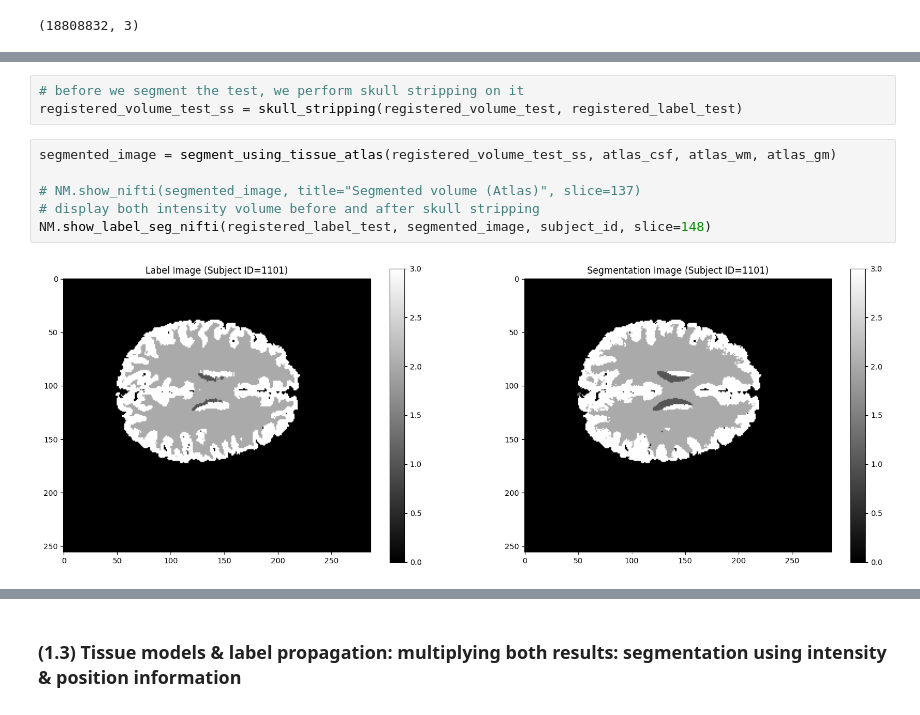
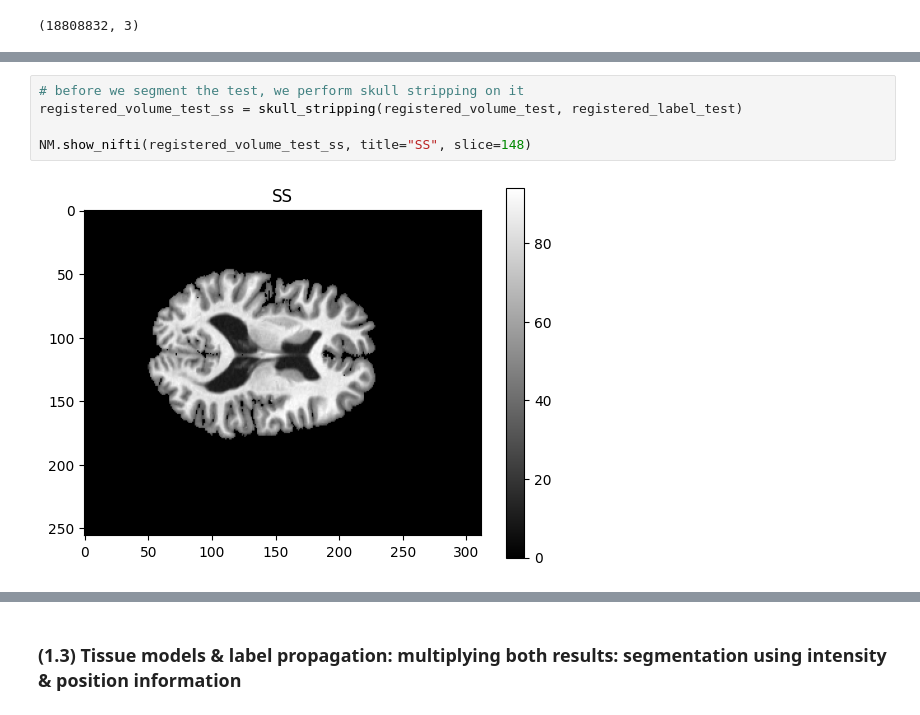
Before and after one commit to abdel-habib/medical-image-segmentation-and-applications, a Jupyter notebook: Lab 3/atlas_based_segmentation.ipynb, the cells around one changed output, grey strips where cells are left out. Cells and saved outputs as stored; diff of their text form.

```diff
--- a/Lab 3/atlas_based_segmentation.ipynb
+++ b/Lab 3/atlas_based_segmentation.ipynb
@@ -660,11 +240,7 @@ registered_volume_test.flatten().shape
 # %%
 # before we segment the test, we perform skull stripping on it
 registered_volume_test_ss = skull_stripping(registered_volume_test, registered_label_test)
+
+NM.show_nifti(registered_volume_test_ss, title="SS", slice=148)
+# %% [output]
+[figure, added]
-# %%
-segmented_image = segment_using_tissue_atlas(registered_volume_test_ss, atlas_csf, atlas_wm, atlas_gm)
-
-# NM.show_nifti(segmented_image, title="Segmented volume (Atlas)", slice=137)
-# display both intensity volume before and after skull stripping
-NM.show_label_seg_nifti(registered_label_test, segmented_image, subject_id, slice=148)
-# %% [output]
-[figure, removed]
```
Also changed, not shown: parts of 24 cells of this notebook.
